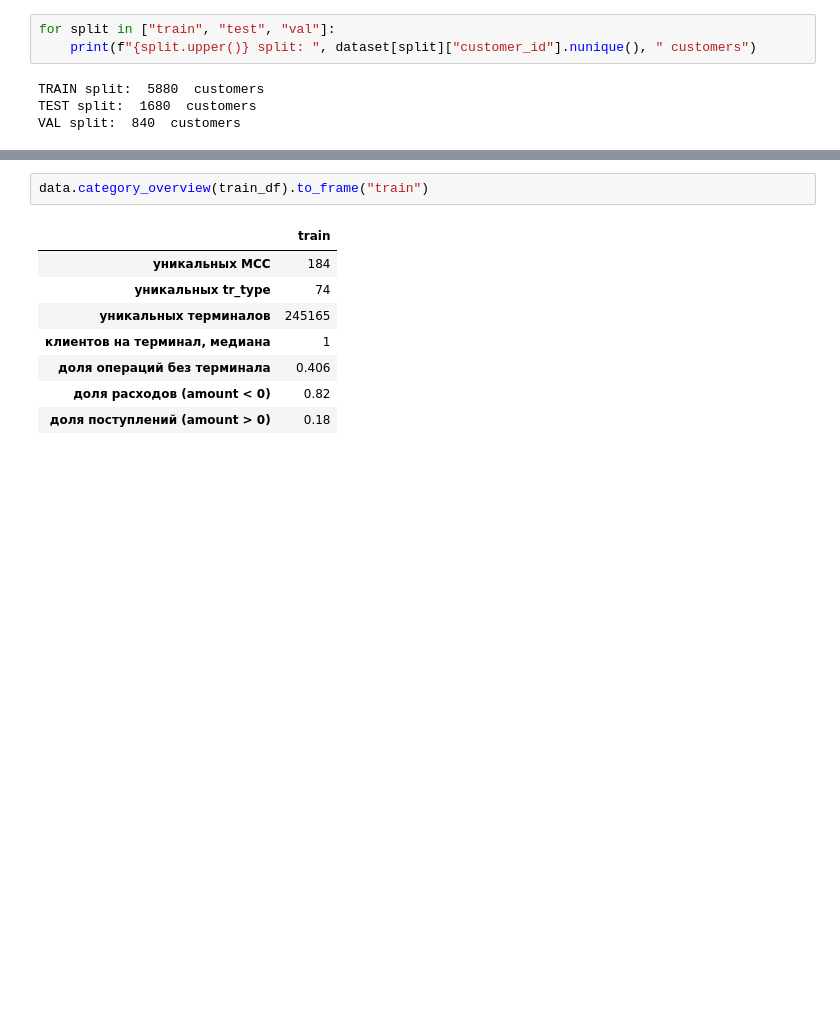
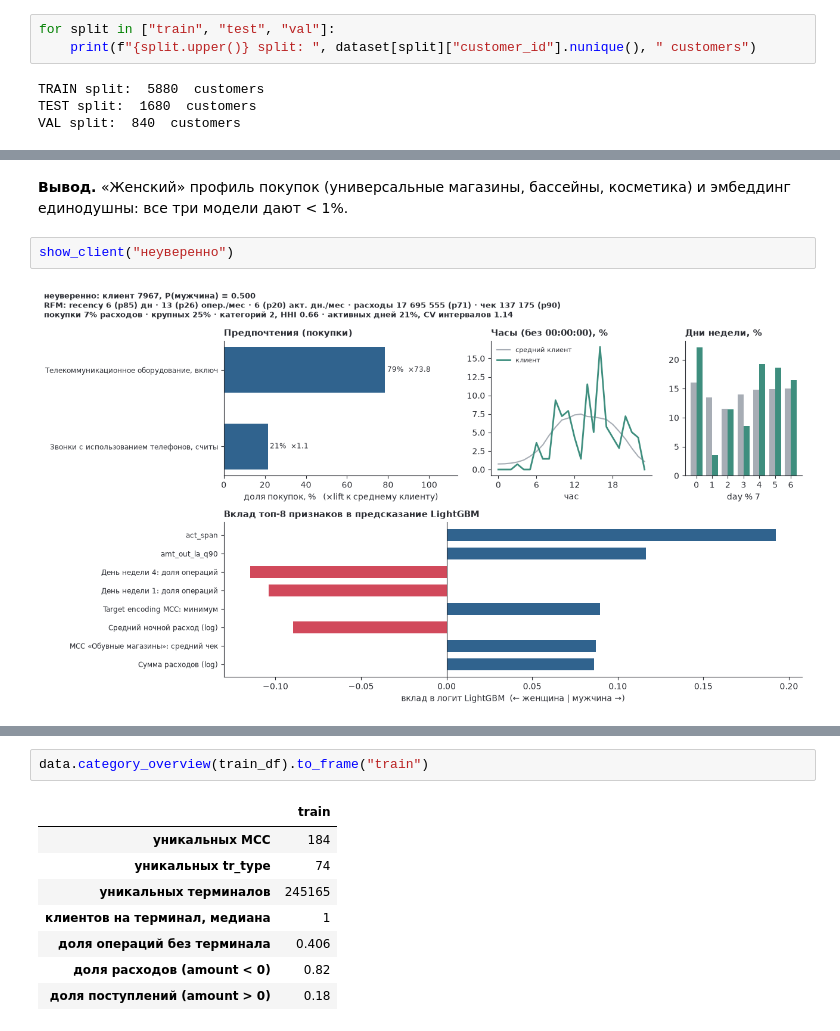
Before and after one commit to Eltralo/gender-prediction, a Jupyter notebook: notebooks/pred_gen_tr.ipynb, the cells around one changed output, grey strips where cells are left out. Drawn from its saved outputs; the diff is of its cells as text; blank space fills up the shorter version.

```diff
--- a/notebooks/pred_gen_tr.ipynb
+++ b/notebooks/pred_gen_tr.ipynb
@@ -102,0 +435,7 @@ VAL split:  840  customers
+# %% [markdown]
+**Вывод.** «Женский» профиль покупок (универсальные магазины, бассейны, косметика) и эмбеддинг
+единодушны: все три модели дают < 1%.
+# %%
+show_client("неуверенно")
+# %% [output]
+[figure, added]
```
Also changed, not shown: parts of 142 cells of this notebook, 2 other files.
